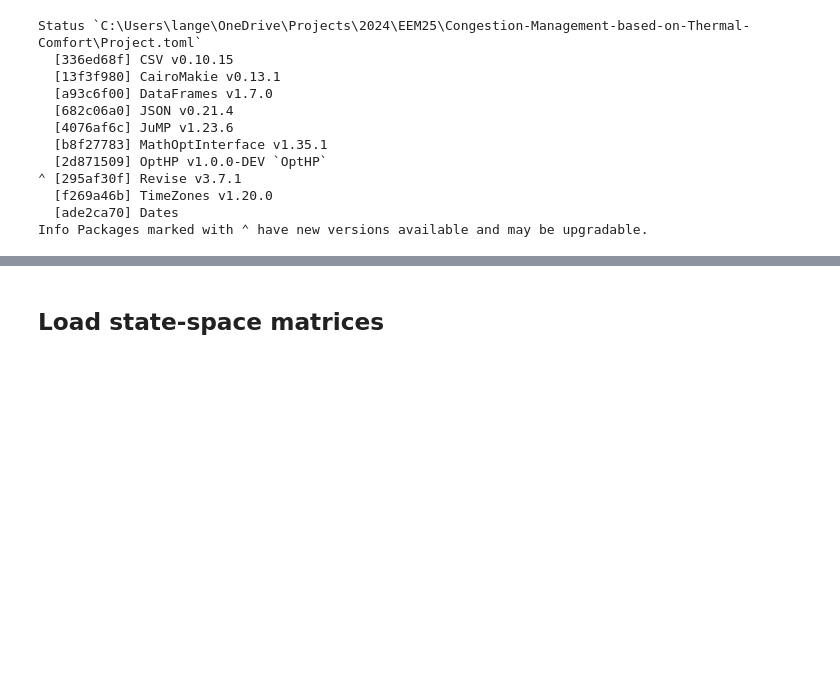
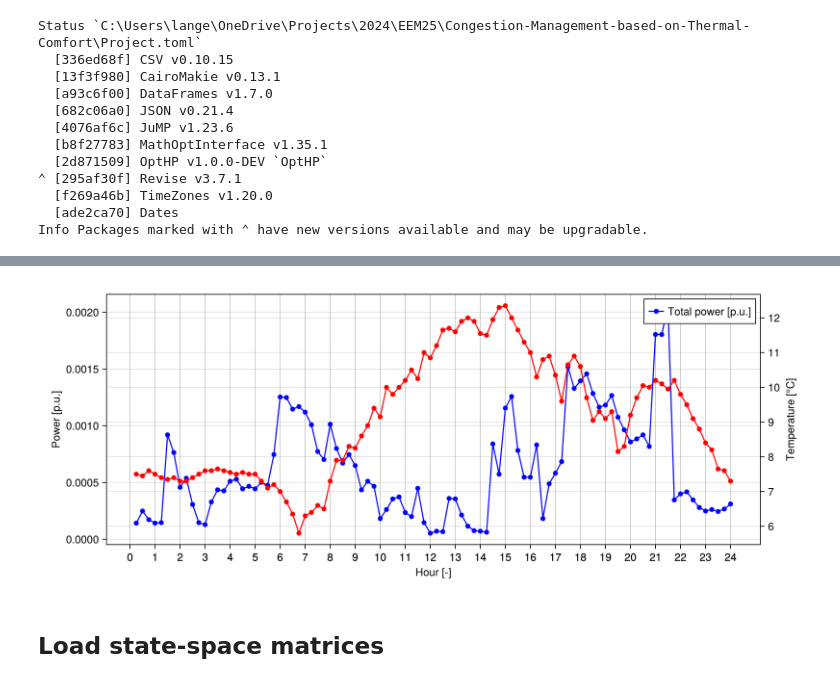
Before and after one commit to XinLiTue/Congestion-Management-based-on-Thermal-Comfort, a Jupyter notebook: OPF-jl.ipynb, the cells around one changed output, grey strips where cells are left out. Cells and saved outputs as stored; diff of their text form; code cells hidden in the pictures; blank space fills up the shorter version.

```diff
--- a/OPF-jl.ipynb
+++ b/OPF-jl.ipynb
@@ -93,3 +148,16 @@ first(loads_real, 5)
+# %%
+# plot user power data
+fig = Figure(; size = (1000, 400))
+
+ax_power = Axis(fig[1, 1], xlabel="Hour [-]", ylabel="Power [p.u.]", xticks=(0:4:96, string.(0:1:24)))
+ax_temp = Axis(fig[1, 1], ylabel="Temperature [°C]", xticks=(0:4:96, string.(0:1:24)), yaxisposition = :right)
+
+scatterlines!(ax_power, df.usage_total_pu, label="Total power [p.u.]", color=:blue)
+scatterlines!(ax_temp, df.T_a, label="Temperature", color=:red)
+axislegend(ax_power)
+fig
+# %% [output]
+[figure, added]
 # %% [markdown]
 ## Load state-space matrices
 # %%
```
Also changed, not shown: parts of 27 cells of this notebook, 6 other files.
